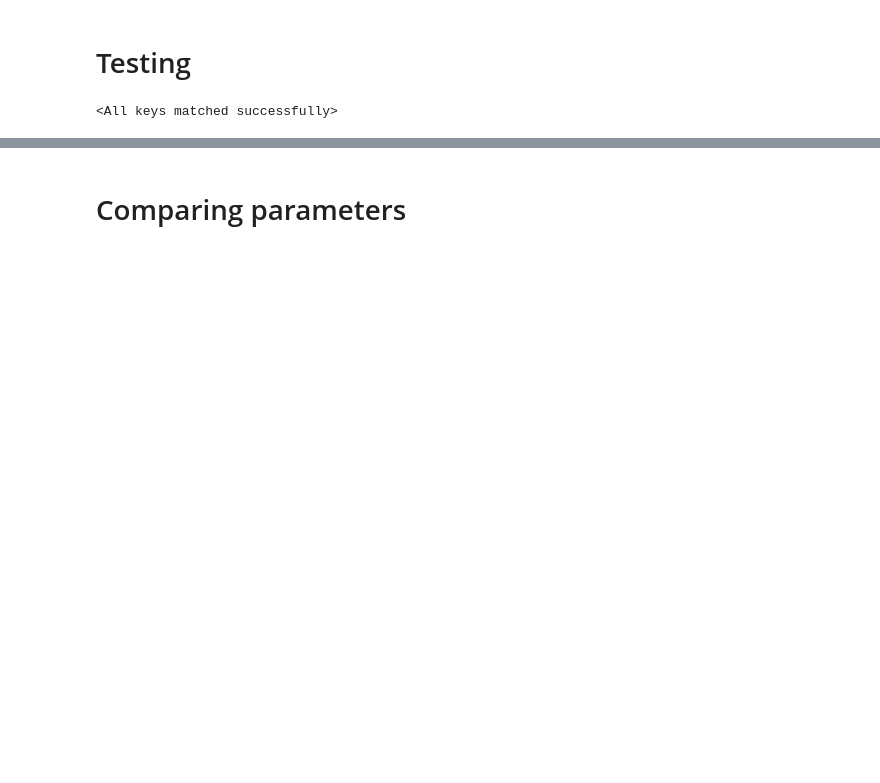
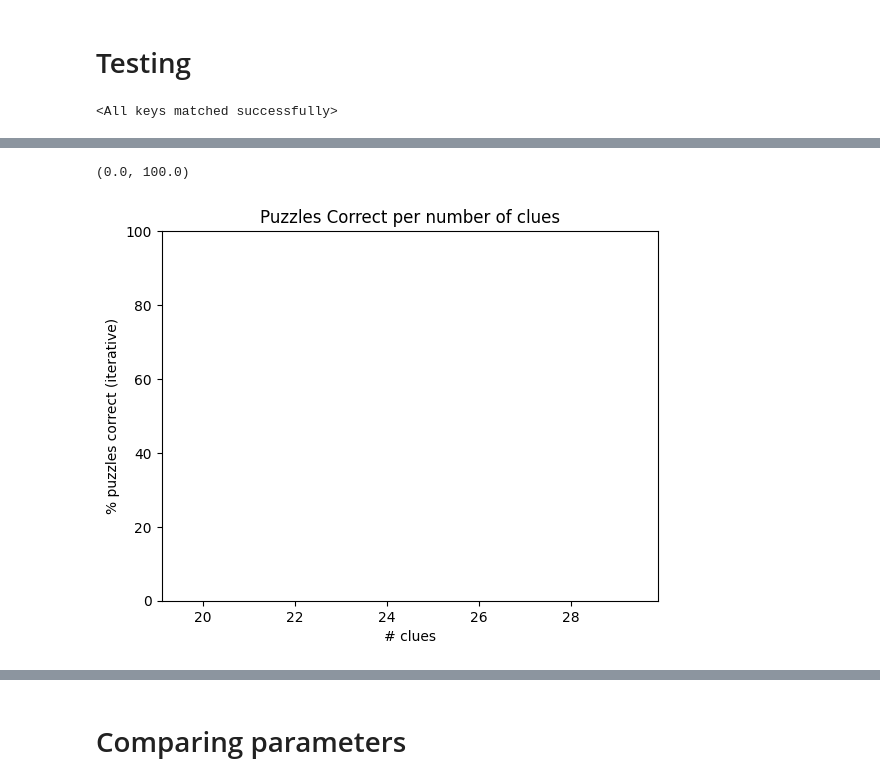
Before and after one commit to JonnySpruce/ml-sudoku-solver, a Jupyter notebook: sudoku-solver.ipynb, the cells around one changed output, grey strips where cells are left out. Cells and saved outputs as stored; diff of their text form; code cells hidden in the pictures; blank space fills up the shorter version.

```diff
--- a/sudoku-solver.ipynb
+++ b/sudoku-solver.ipynb
@@ -1232,7 +1246,7 @@ def answer_loop(model, mb=None):
     # Unnecessary in this situation but added for best practices
     model.eval()
 
-    dataloader = DataLoader(test_data, batch_size=512, shuffle=False)
+    dataloader = DataLoader(test_data, batch_size=1024, shuffle=False)
     size = len(dataloader.dataset)
     total_numbers_correct, total_puzzles_correct, immediate_puzzles_correct = 0, 0, 0
     puzzle_difficulty_total_count = defaultdict(int)
@@ -1274,7 +1288,7 @@ def answer_loop(model, mb=None):
             correct = loss_compare_all_numbers(X, y, X_update)[1]
             total_numbers_correct += correct.item()
             for i, puzzle_output in enumerate(X_update):
-                puzzle_numbers_given = n[i]
+                puzzle_numbers_given = n[i].item()
                 puzzle_difficulty_total_count[puzzle_numbers_given] += 1
                 solution = puzzle_output.argmax(1) + 1
                 if check_valid_2(solution):
@@ -1300,8 +1314,8 @@ def answer_loop(model, mb=None):
 
         return puzzle_difficulty_total_count, puzzle_difficulty_correct_count
 # %%
-model = CNNCombiExtraConvXl().to("cuda")
-model.load_state_dict(torch.load(f"{model_prefix}CNNCombiExtraConvXl.model"))
+model = CNNCombiExtraConvXl(initial_conv_out=2000, second_conv_out=4000, linear_hidden=4000).to("cuda")
+model.load_state_dict(torch.load(f"{model_prefix}CNNCombiExtraConvXl_initial_conv_out=2000_second_conv_out=4000_linear_hidden=4000.model"))
 # %% [output]
 <All keys matched successfully>
 # %%
@@ -1312,0 +1326,16 @@ Final Test:
+# %%
+correct_ratio = {}
+correct_ratio_blanks = {}
+
+for k, v in total_count.items():
+    correct_ratio[k] = (correct_count[k] / total_count[k]) *100
+    correct_ratio_blanks[81-k] = (correct_count[k] / total_count[k]) *100
+# %%
+ax=plt.bar(correct_ratio.keys(), correct_ratio.values(), label="Puzzles correct %")
+plt.title("Puzzles Correct per number of clues")
+plt.xlabel("# clues")
+plt.ylabel("% puzzles correct (iterative)")
+plt.ylim(0,100)
+# %% [output]
+(0.0, 100.0)
+[figure, added]
```
Also changed, not shown: parts of 14 cells of this notebook, 5 other files.
